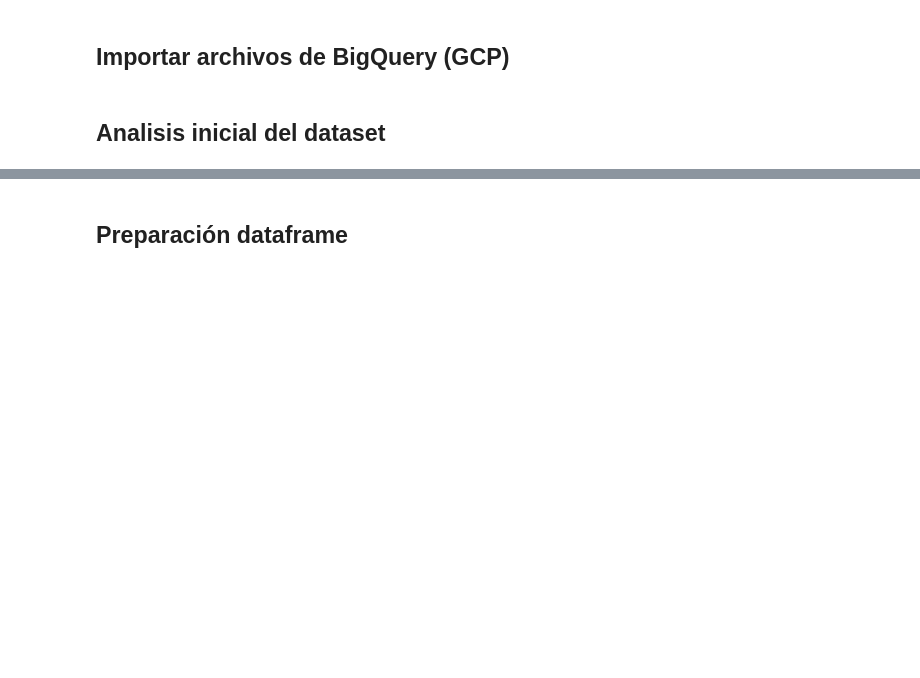
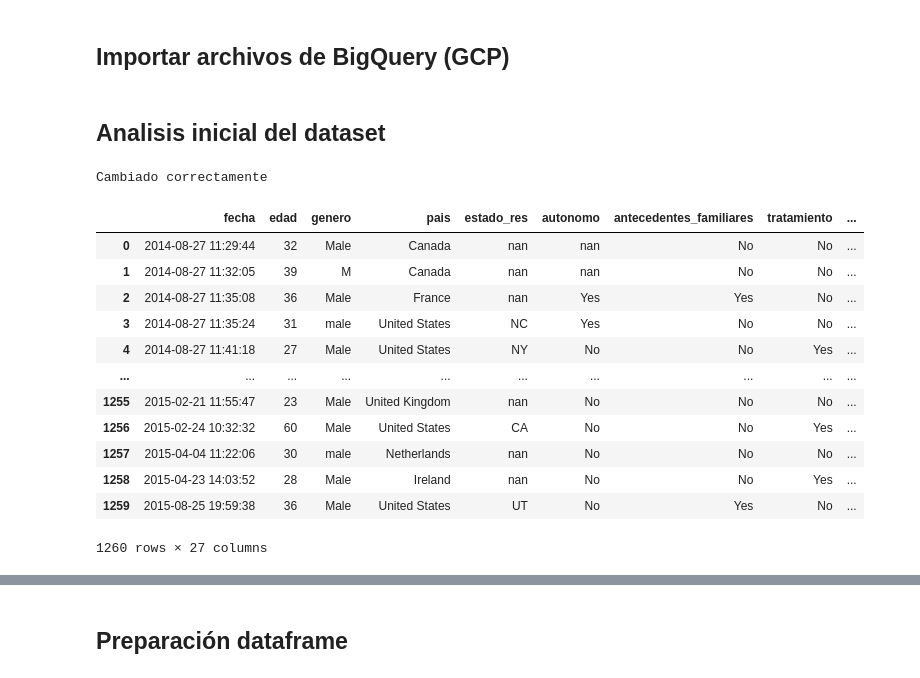
Before and after one commit to Luciaprieto11/TFG, a Jupyter notebook: AnalisisInicial.ipynb, the cells around one changed output, grey strips where cells are left out. Saved outputs shown, nothing was run; the diff lists cells and outputs as text; code cells hidden in the pictures; blank space fills up the shorter version.

```diff
--- a/AnalisisInicial.ipynb
+++ b/AnalisisInicial.ipynb
@@ -66,3 +66,70 @@ importar_tabla_bigquery(id_proyecto,tabla_importar,name_dataframe)
+# %%
+#FUNCION CAMBIAR NOMBRES A LAS COLUMNAS
+
+def cambiar_nombres_columnas(dataframe,nuevos_nombres):
+
+    #nombres columnas
+    nombres_actuales = dataframe.columns.tolist()
+
+
+    #comprobar si los nuevos nombres coinciden con el numero de columnas del dataframe
+    if len(nuevos_nombres) == len(nombres_actuales):
+        #cambiar los nombres
+        dataframe.columns = nuevos_nombres
+        print("Cambiado correctamente")
+    else:
+        print("No coincide numero de columnas")
+
+    return dataframe
+# %%
+#APLICAR FUNCION EN LOS DATAFRAMES QUE SE QUIERA
+
+nuevos_nombres = [
+    "fecha",
+    "edad",
+    "genero",
+    "pais",
+    "estado_res",
+    "autonomo",
+    "antecedentes_familiares",
+    "tratamiento",
+    "interferencia",
+    "num_empleados",
+    "trabajo_remoto",
+    "emp_tech",
+    "beneficios",
+    "opciones",
+    "discusion_programa",
+    "recursos",
+    "anonimato",
+    "facilidad_licencia",
+    "consecuencias_negativas_mental_emp",
+    "consecuencias_negativas_fisica_emp",
+    "discusion_comp",
+    "discusion_supervisor",
+    "mencion_entrevista_mental",
+    "mencion_entrevista_fisica",
+    "prioridad_salud",
+    "consecuencias_negativas_comp_trabajo",
+    "comentarios"
+]
+
+cambiar_nombres_columnas(datos_tech, nuevos_nombres)
+# %% [output]
+Cambiado correctamente
+|  | fecha | edad | genero | pais | estado_res | autonomo | antecedentes_familiares | tratamiento | ... |
+| 0 | 2014-08-27 11:29:44 | 32 | Male | Canada | nan | nan | No | No | ... |
+| 1 | 2014-08-27 11:32:05 | 39 | M | Canada | nan | nan | No | No | ... |
+| 2 | 2014-08-27 11:35:08 | 36 | Male | France | nan | Yes | Yes | No | ... |
+| 3 | 2014-08-27 11:35:24 | 31 | male | United States | NC | Yes | No | No | ... |
+| 4 | 2014-08-27 11:41:18 | 27 | Male | United States | NY | No | No | Yes | ... |
+| ... | ... | ... | ... | ... | ... | ... | ... | ... | ... |
+| 1255 | 2015-02-21 11:55:47 | 23 | Male | United Kingdom | nan | No | No | No | ... |
+| 1256 | 2015-02-24 10:32:32 | 60 | Male | United States | CA | No | No | Yes | ... |
+| 1257 | 2015-04-04 11:22:06 | 30 | male | Netherlands | nan | No | No | No | ... |
+| 1258 | 2015-04-23 14:03:52 | 28 | Male | Ireland | nan | No | No | Yes | ... |
+| 1259 | 2015-08-25 19:59:38 | 36 | Male | United States | UT | No | Yes | No | ... |
+1260 rows × 27 columns
 # %%
 #analisis inicial de los datos
 #mostrar primeras filas del dataframe
```
Also changed, not shown: parts of 60 cells of this notebook, 27 other files.
